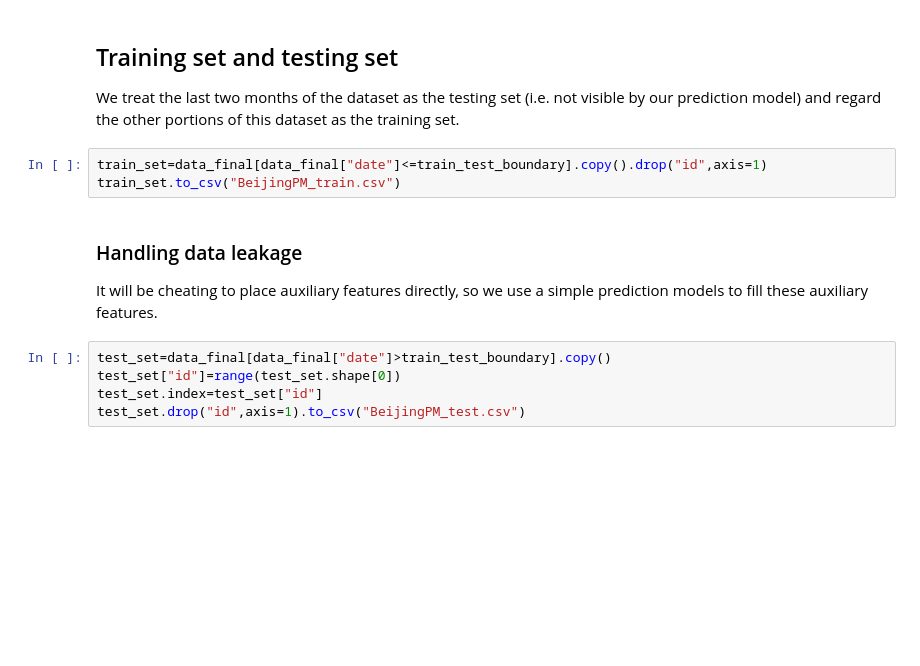
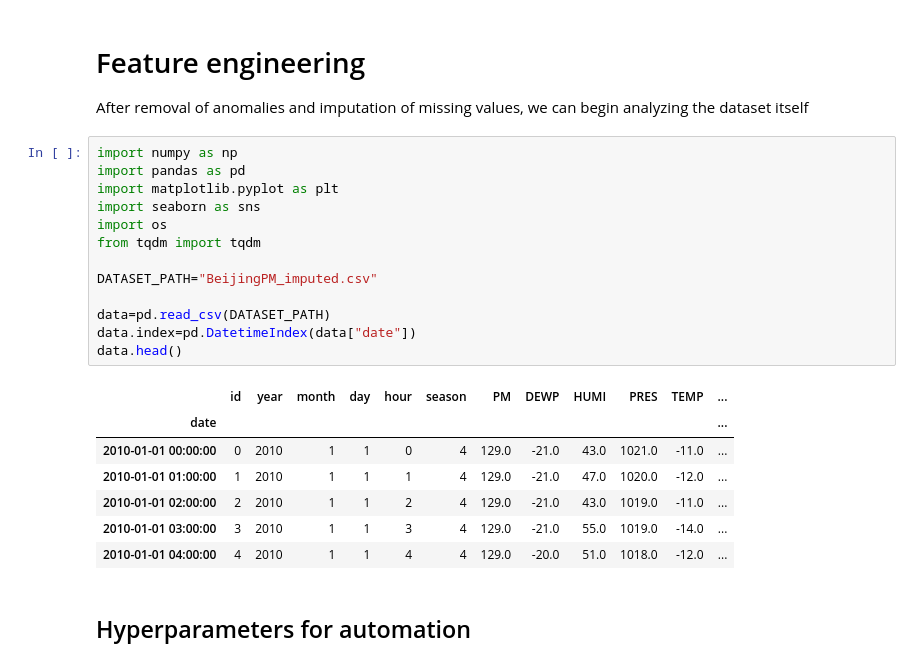
Before and after one commit to TravorLZH/pm25, a Jupyter notebook: pm25_features.ipynb, the cells around one changed output. Saved outputs shown, nothing was run; the diff lists cells and outputs as text; blank space fills up the shorter version.

Commit message:
Refactored code for feature engineering
* pm25_features.ipynb: I made a complete rewrite of the feature
	engineering notebook

```diff
--- a/pm25_features.ipynb
+++ b/pm25_features.ipynb
@@ -506,16 +1,27 @@ data_final
-# %% [markdown]
-## Training set and testing set
-
-We treat the last two months of the dataset as the testing set (i.e. not visible by our prediction model) and regard the other portions of this dataset as the training set.
-# %%
-train_set=data_final[data_final["date"]<=train_test_boundary].copy().drop("id",axis=1)
-train_set.to_csv("BeijingPM_train.csv")
-# %% [markdown]
-### Handling data leakage
-
-It will be cheating to place auxiliary features directly, so we use a simple prediction models to fill these auxiliary features.
-# %%
-test_set=data_final[data_final["date"]>train_test_boundary].copy()
-test_set["id"]=range(test_set.shape[0])
-test_set.index=test_set["id"]
-test_set.drop("id",axis=1).to_csv("BeijingPM_test.csv")
+# %% [markdown]
+# Feature engineering
+
+After removal of anomalies and imputation of missing values, we can begin analyzing the dataset itself
+# %%
+import numpy as np
+import pandas as pd
+import matplotlib.pyplot as plt
+import seaborn as sns
+import os
+from tqdm import tqdm
+
+DATASET_PATH="BeijingPM_imputed.csv"
+
+data=pd.read_csv(DATASET_PATH)
+data.index=pd.DatetimeIndex(data["date"])
+data.head()
+# %% [output]
+|  | id | year | month | day | hour | season | PM | DEWP | HUMI | PRES | TEMP | ... |
+| date |  |  |  |  |  |  |  |  |  |  |  | ... |
+| 2010-01-01 00:00:00 | 0 | 2010 | 1 | 1 | 0 | 4 | 129.0 | -21.0 | 43.0 | 1021.0 | -11.0 | ... |
+| 2010-01-01 01:00:00 | 1 | 2010 | 1 | 1 | 1 | 4 | 129.0 | -21.0 | 47.0 | 1020.0 | -12.0 | ... |
+| 2010-01-01 02:00:00 | 2 | 2010 | 1 | 1 | 2 | 4 | 129.0 | -21.0 | 43.0 | 1019.0 | -11.0 | ... |
+| 2010-01-01 03:00:00 | 3 | 2010 | 1 | 1 | 3 | 4 | 129.0 | -21.0 | 55.0 | 1019.0 | -14.0 | ... |
+| 2010-01-01 04:00:00 | 4 | 2010 | 1 | 1 | 4 | 4 | 129.0 | -20.0 | 51.0 | 1018.0 | -12.0 | ... |
+# %% [markdown]
+## Hyperparameters for automation
```
Also changed, not shown: parts of 70 cells of this notebook.
